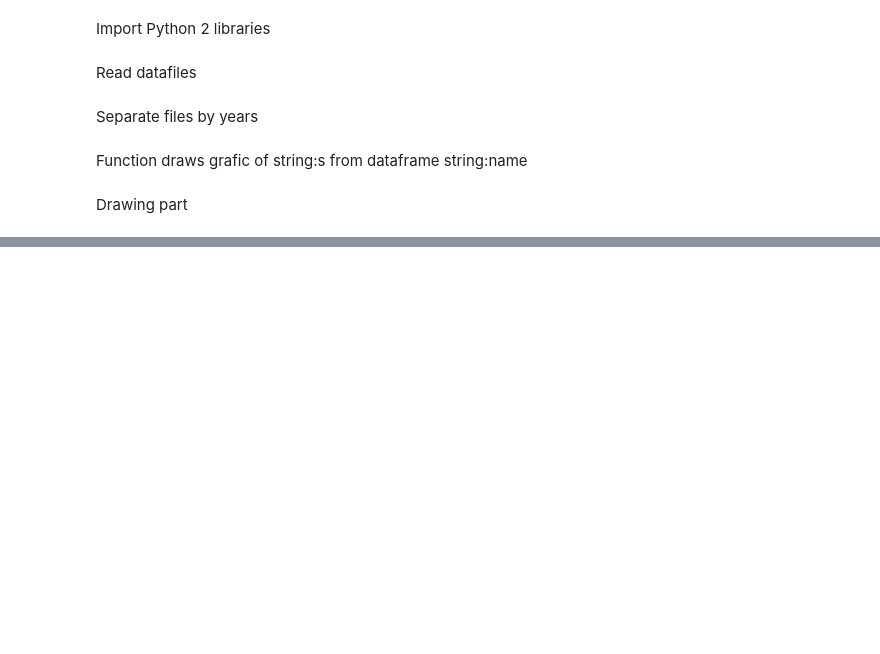
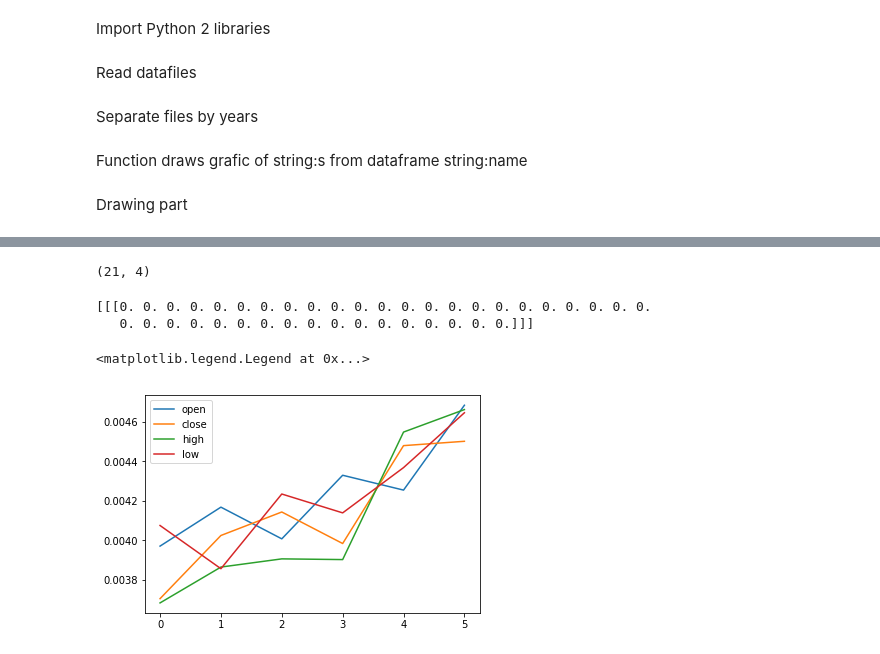
Before and after one commit to LastShekel/Stock-prediction, a Jupyter notebook: Main.ipynb, the cells around one changed output, grey strips where cells are left out. Cells and saved outputs as stored; diff of their text form; code cells hidden in the pictures; blank space fills up the shorter version.

```diff
--- a/Main.ipynb
+++ b/Main.ipynb
@@ -244,0 +242,23 @@ print(l)
+# %%
+aptest=pd.read_csv("Data/TEST.csv")[["Open","Close","High","Low"]]
+aptest.shape
+# %% [output]
+(21, 4)
+# %%
+a=series_to_supervised(aptest.tail(window+future)[["Open","Close","High","Low"]],window,future)
+# %%
+scaler = MinMaxScaler(feature_range=(0, 1))
+a=scaler.fit_transform(a)
+a=a.reshape((a.shape[0],1,a.shape[1]))[:,:,:40]
+print(a)
+# %% [output]
+[[[0. 0. 0. 0. 0. 0. 0. 0. 0. 0. 0. 0. 0. 0. 0. 0. 0. 0. 0. 0. 0. 0. 0.
+   0. 0. 0. 0. 0. 0. 0. 0. 0. 0. 0. 0. 0. 0. 0. 0. 0.]]]
+# %%
+y=h[0].predict(a).reshape(future,len(var))
+# %%
+pp.plot(y)
+pp.legend(var)
+# %% [output]
+<matplotlib.legend.Legend at 0x...>
+[figure, added]
```
Also changed, not shown: parts of 29 cells of this notebook, 7 other files.
